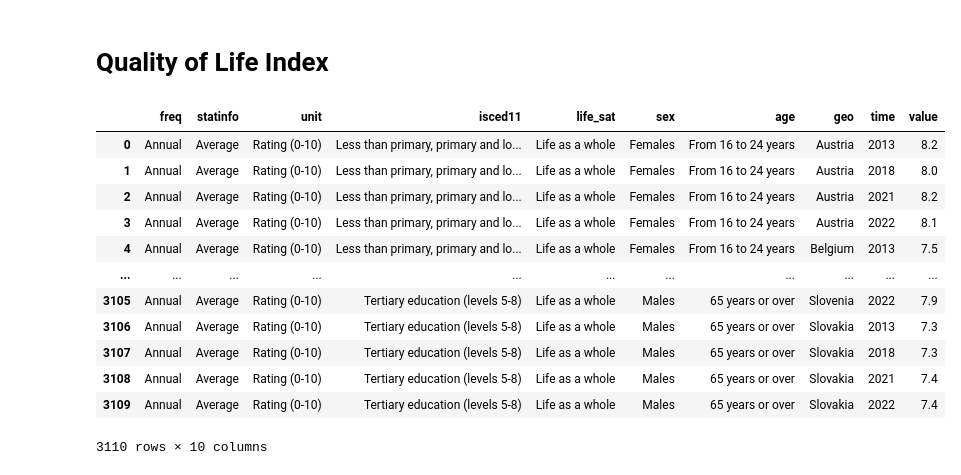
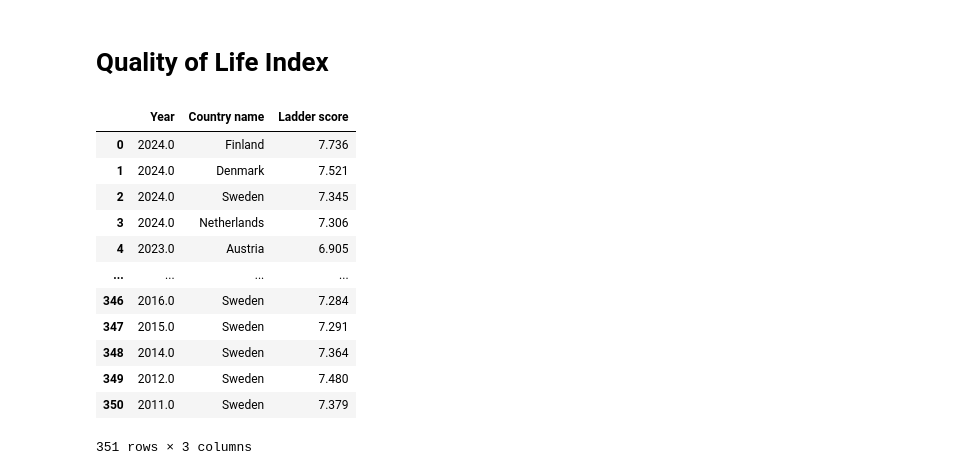
Before and after one commit to mke27/life, a Jupyter notebook: datasets/raw-datasets/accessingAPI.ipynb, the cells around one changed output. Cells and saved outputs as stored; diff of their text form; code cells hidden in the pictures.

Commit message:
Adding QoL data as csv and reading QoL data into a pandas dataframe

```diff
--- a/datasets/raw-datasets/accessingAPI.ipynb
+++ b/datasets/raw-datasets/accessingAPI.ipynb
@@ -276,19 +276,36 @@ inf_clean
 # %% [markdown]
 # Quality of Life Index
 # %%
-qol = api_to_df('https://ec.europa.eu/eurostat/api/dissemination/statistics/1.0/data/ilc_pw01?format=JSON&time=2004&time=2005&time=2006&time=2007&time=2008&time=2009&time=2010&time=2011&time=2012&time=2013&time=2014&time=2015&time=2016&time=2017&time=2018&time=2019&time=2020&time=2021&time=2022&geo=BE&geo=BG&geo=CZ&geo=DK&geo=DE&geo=EE&geo=IE&geo=EL&geo=ES&geo=FR&geo=HR&geo=IT&geo=CY&geo=LV&geo=LT&geo=LU&geo=HU&geo=MT&geo=NL&geo=AT&geo=PL&geo=PT&geo=RO&geo=SI&geo=SK&geo=FI&geo=SE&unit=RTG&statinfo=AVG&isced11=ED0-2&isced11=ED3_4&isced11=ED5-8&life_sat=LIFE&sex=M&sex=F&age=Y16-24&age=Y25-34&age=Y35-49&age=Y50-64&age=Y_GE65&lang=en')
-qol
+
+eu_countries = {
+    "Austria", "Belgium", "Bulgaria", "Croatia", "Cyprus", "Czechia", "Denmark",
+    "Estonia", "Finland", "France", "Germany", "Greece", "Hungary", "Ireland",
+    "Italy", "Latvia", "Lithuania", "Luxembourg", "Malta", "Netherlands",
+    "Poland", "Portugal", "Romania", "Slovakia", "Slovenia", "Spain", "Sweden"
+}
+
+df = pd.read_csv("qol_data.csv", encoding="ISO-8859-1")
+
+df = df.dropna(axis=1, how='all')
+df.columns = df.columns.str.strip()
+df_filtered = df[["Year", "Country name", "Ladder score"]]
+
+df_eu = df_filtered[df_filtered["Country name"].isin(eu_countries)]
+
+df_eu = df_eu.reset_index(drop=True)
+
+df_eu
 # %% [output]
-|  | freq | statinfo | unit | isced11 | life_sat | sex | age | geo | time | value |
-| 0 | Annual | Average | Rating (0-10) | Less than primary, primary and lo... | Life as a whole | Females | From 16 to 24 years | Austria | 2013 | 8.2 |
-| 1 | Annual | Average | Rating (0-10) | Less than primary, primary and lo... | Life as a whole | Females | From 16 to 24 years | Austria | 2018 | 8.0 |
-| 2 | Annual | Average | Rating (0-10) | Less than primary, primary and lo... | Life as a whole | Females | From 16 to 24 years | Austria | 2021 | 8.2 |
-| 3 | Annual | Average | Rating (0-10) | Less than primary, primary and lo... | Life as a whole | Females | From 16 to 24 years | Austria | 2022 | 8.1 |
-| 4 | Annual | Average | Rating (0-10) | Less than primary, primary and lo... | Life as a whole | Females | From 16 to 24 years | Belgium | 2013 | 7.5 |
-| ... | ... | ... | ... | ... | ... | ... | ... | ... | ... | ... |
-| 3105 | Annual | Average | Rating (0-10) | Tertiary education (levels 5-8) | Life as a whole | Males | 65 years or over | Slovenia | 2022 | 7.9 |
-| 3106 | Annual | Average | Rating (0-10) | Tertiary education (levels 5-8) | Life as a whole | Males | 65 years or over | Slovakia | 2013 | 7.3 |
-| 3107 | Annual | Average | Rating (0-10) | Tertiary education (levels 5-8) | Life as a whole | Males | 65 years or over | Slovakia | 2018 | 7.3 |
-| 3108 | Annual | Average | Rating (0-10) | Tertiary education (levels 5-8) | Life as a whole | Males | 65 years or over | Slovakia | 2021 | 7.4 |
-| 3109 | Annual | Average | Rating (0-10) | Tertiary education (levels 5-8) | Life as a whole | Males | 65 years or over | Slovakia | 2022 | 7.4 |
+|  | Year | Country name | Ladder score |
+| 0 | 2024.0 | Finland | 7.736 |
+| 1 | 2024.0 | Denmark | 7.521 |
+| 2 | 2024.0 | Sweden | 7.345 |
+| 3 | 2024.0 | Netherlands | 7.306 |
+| 4 | 2023.0 | Austria | 6.905 |
+| ... | ... | ... | ... |
+| 346 | 2016.0 | Sweden | 7.284 |
+| 347 | 2015.0 | Sweden | 7.291 |
+| 348 | 2014.0 | Sweden | 7.364 |
+| 349 | 2012.0 | Sweden | 7.480 |
+| 350 | 2011.0 | Sweden | 7.379 |
-3110 rows × 10 columns
+351 rows × 3 columns
```
Also changed, not shown: 2 other files.
